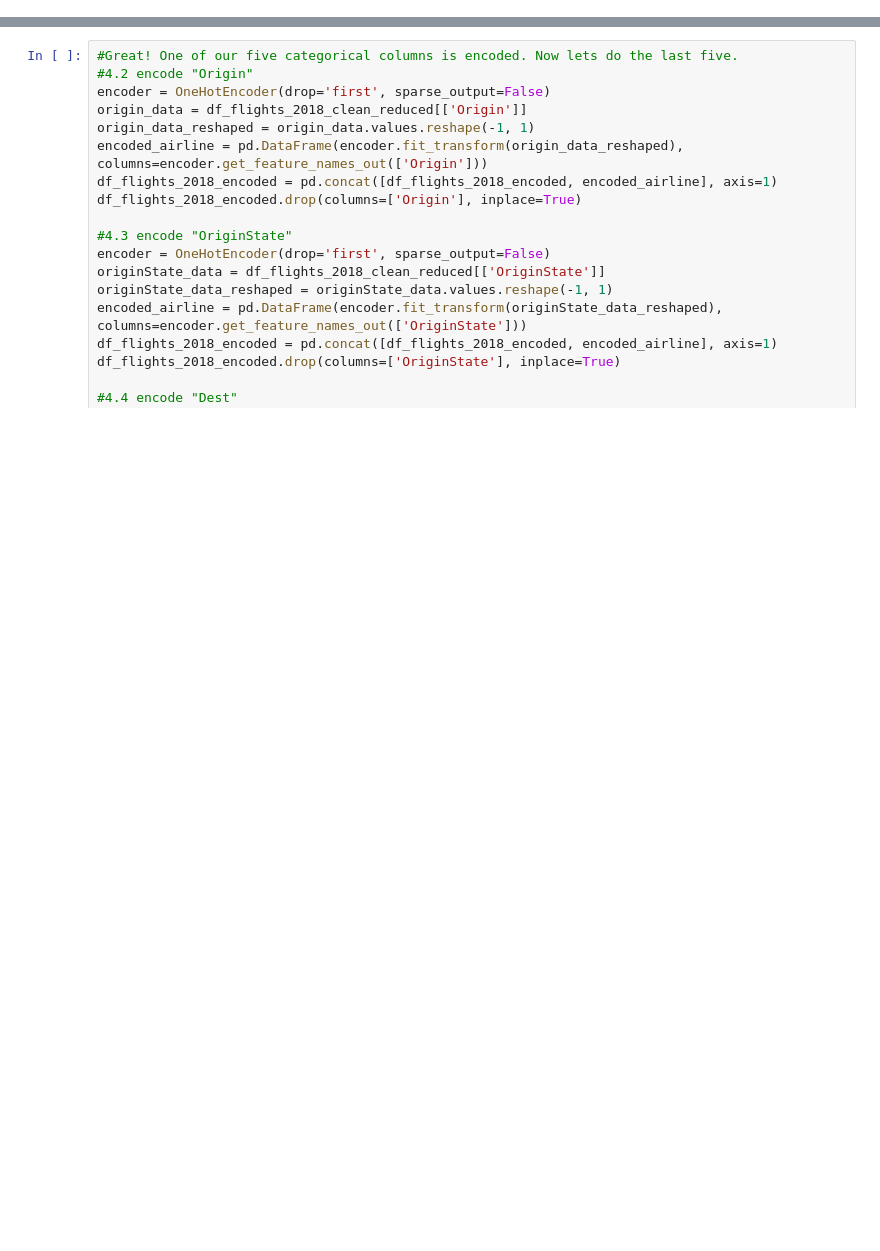
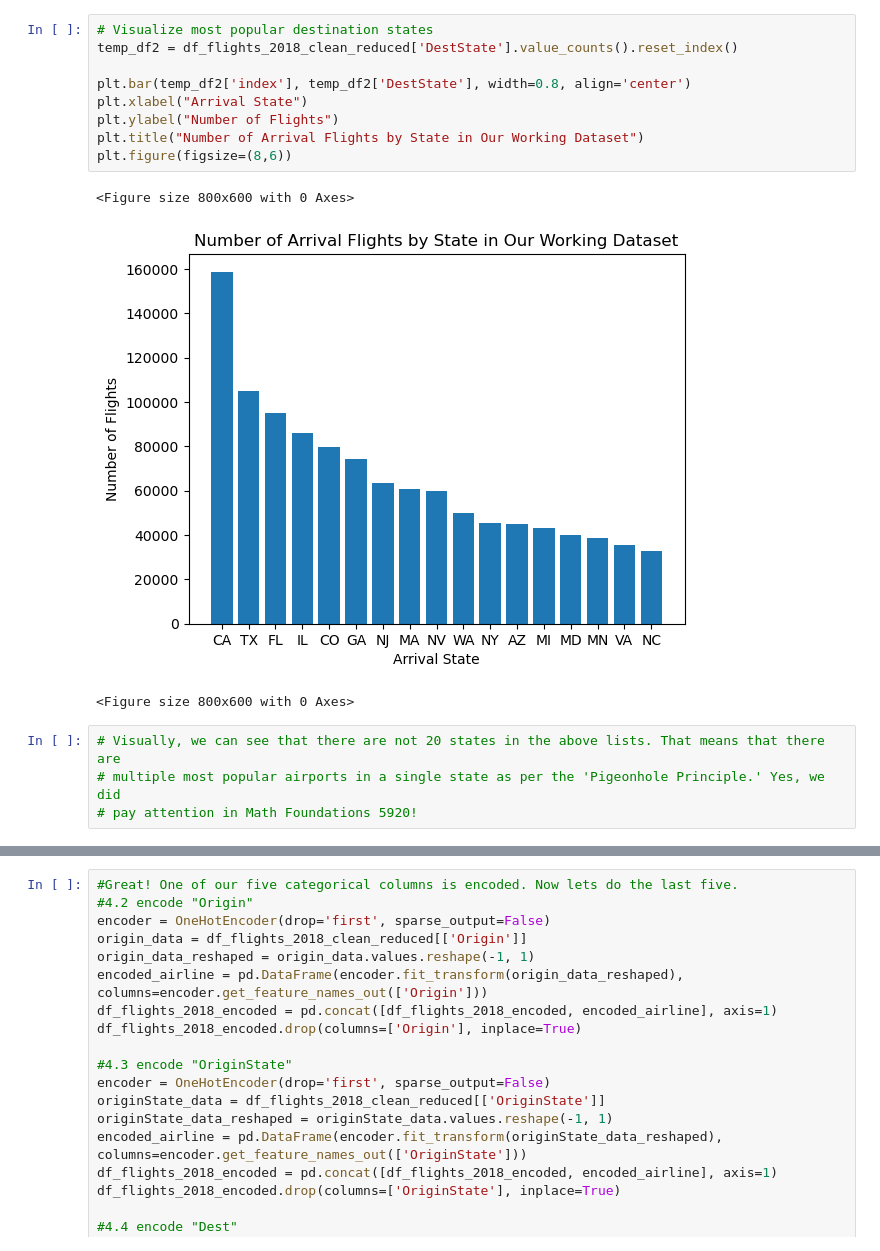
Before and after one commit to parkerho/545Project, a Jupyter notebook: project-notebook.ipynb, the cells around one changed output, grey strips where cells are left out. Drawn from its saved outputs; the diff is of its cells as text; blank space fills up the shorter version.

```diff
--- a/project-notebook.ipynb
+++ b/project-notebook.ipynb
@@ -279,3 +311,20 @@ Name: DestState, dtype: int64
+# %%
+# Visualize most popular destination states
+temp_df2 = df_flights_2018_clean_reduced['DestState'].value_counts().reset_index()
+
+plt.bar(temp_df2['index'], temp_df2['DestState'], width=0.8, align='center')
+plt.xlabel("Arrival State")
+plt.ylabel("Number of Flights")
+plt.title("Number of Arrival Flights by State in Our Working Dataset")
+plt.figure(figsize=(8,6))
+# %% [output]
+<Figure size 800x600 with 0 Axes>
+[figure, added]
+<Figure size 800x600 with 0 Axes>
+# %%
+# Visually, we can see that there are not 20 states in the above lists. That means that there are
+# multiple most popular airports in a single state as per the 'Pigeonhole Principle.' Yes, we did
+# pay attention in Math Foundations 5920!
 # %%
 #Now let's see which airports have the most departure delays
 
```
Also changed, not shown: parts of 58 cells of this notebook.
